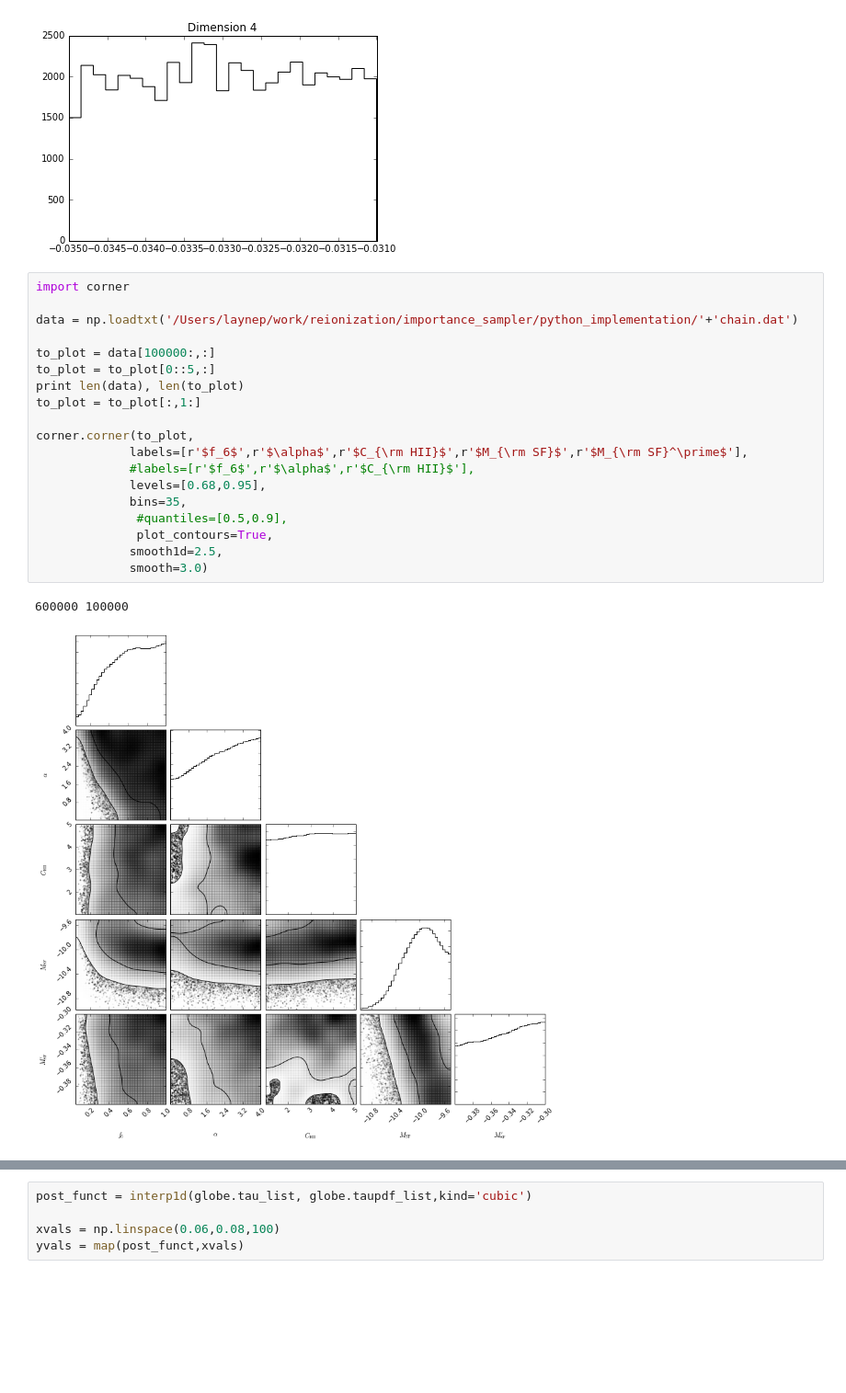
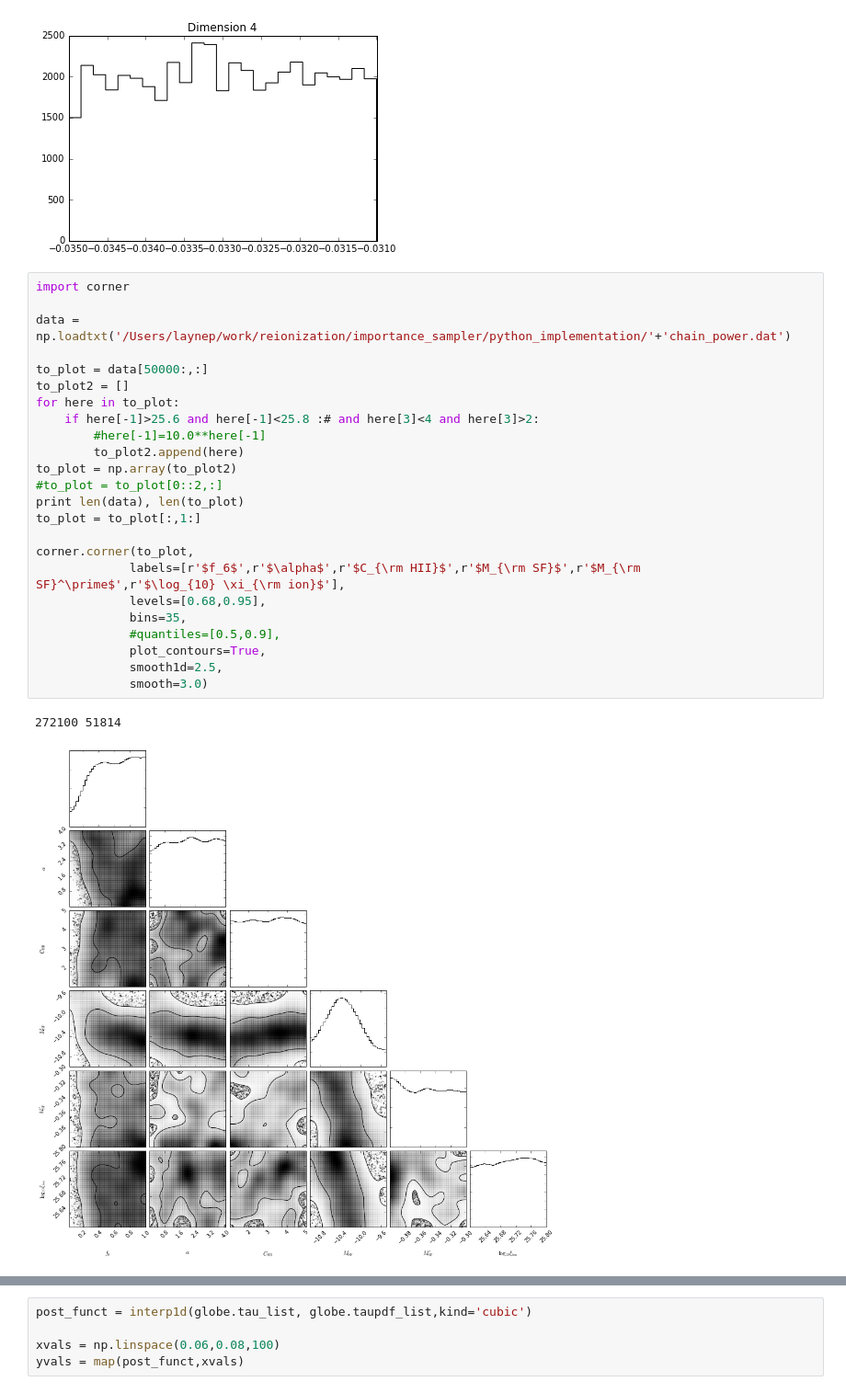
Before and after one commit to laynep/tau_calc_reion, a Jupyter notebook: tau_sampler.ipynb, the cells around one changed output, grey strips where cells are left out. Shown at 92% size. Drawn from its saved outputs; the diff is of its cells as text; blank space fills up the shorter version.

```diff
--- a/tau_sampler.ipynb
+++ b/tau_sampler.ipynb
@@ -534,22 +534,27 @@ for i in range(ndim):
 # %%
 import corner
 
-data = np.loadtxt('/Users/laynep/work/reionization/importance_sampler/python_implementation/'+'chain.dat')
+data = np.loadtxt('/Users/laynep/work/reionization/importance_sampler/python_implementation/'+'chain_power.dat')
 
-to_plot = data[100000:,:]
-to_plot = to_plot[0::5,:]
+to_plot = data[50000:,:]
+to_plot2 = []
+for here in to_plot:
+    if here[-1]>25.6 and here[-1]<25.8 :# and here[3]<4 and here[3]>2:
+        #here[-1]=10.0**here[-1]
+        to_plot2.append(here)
+to_plot = np.array(to_plot2)
+#to_plot = to_plot[0::2,:]
 print len(data), len(to_plot)
 to_plot = to_plot[:,1:]
 
 corner.corner(to_plot,
-             labels=[r'$f_6$',r'$\alpha$',r'$C_{\rm HII}$',r'$M_{\rm SF}$',r'$M_{\rm SF}^\prime$'],
-             #labels=[r'$f_6$',r'$\alpha$',r'$C_{\rm HII}$'],
+             labels=[r'$f_6$',r'$\alpha$',r'$C_{\rm HII}$',r'$M_{\rm SF}$',r'$M_{\rm SF}^\prime$',r'$\log_{10} \xi_{\rm ion}$'],
              levels=[0.68,0.95],
              bins=35,
-              #quantiles=[0.5,0.9],
-              plot_contours=True,
+             #quantiles=[0.5,0.9],
+             plot_contours=True,
              smooth1d=2.5,
              smooth=3.0)
 # %% [output]
-600000 100000
+272100 51814
-[figure, old version]
+[figure, new version]
```
Also changed, not shown: parts of 2 cells of this notebook, 3 other files.
